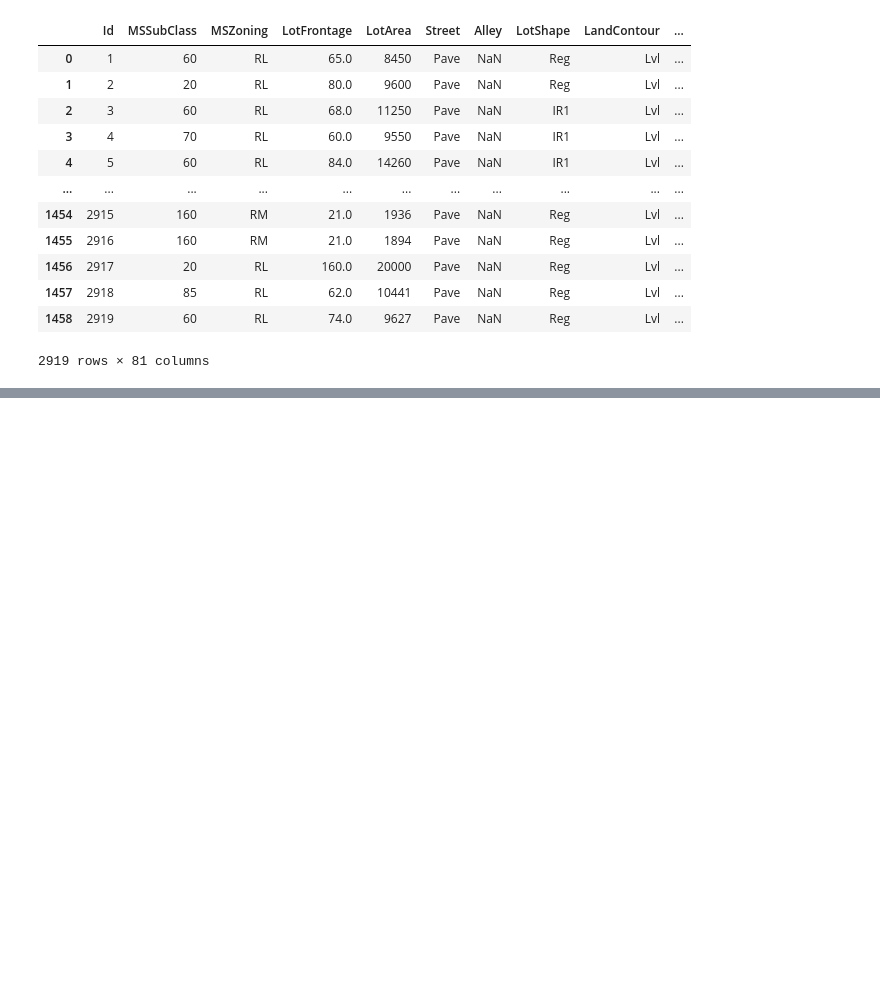
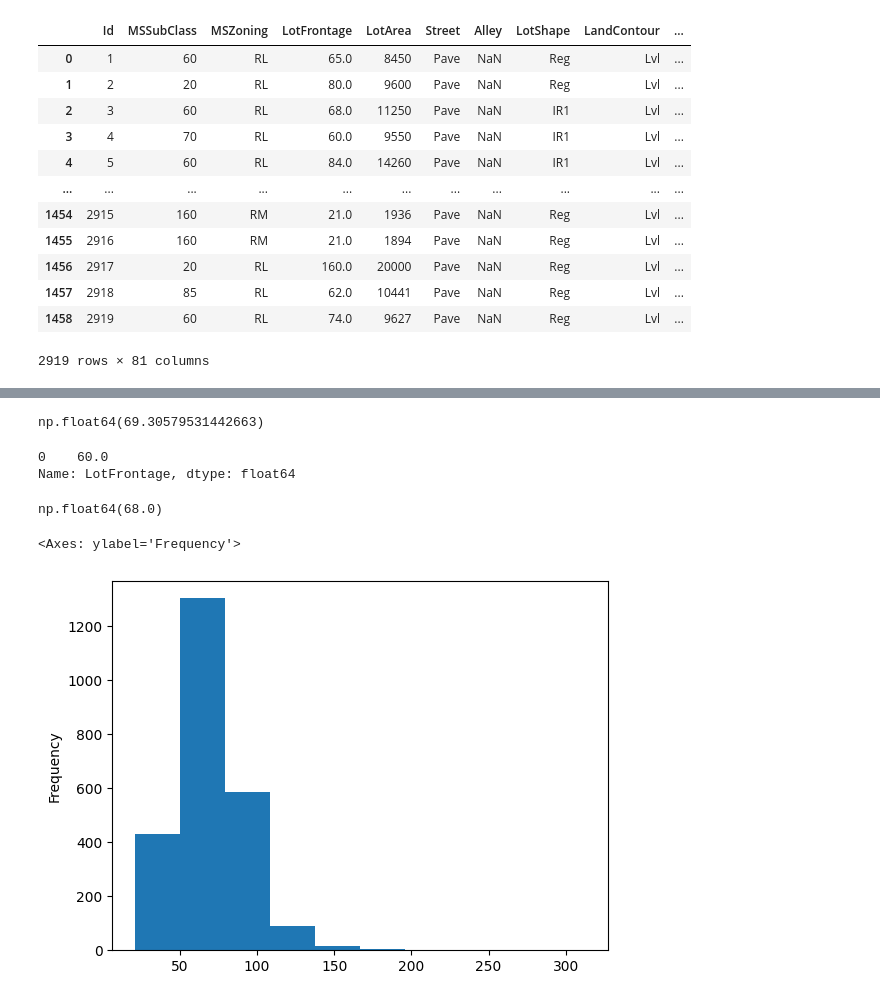
Before and after one commit to rahul-1419/House_price_prediction, a Jupyter notebook: NoteBook/Note.ipynb, the cells around one changed output, grey strips where cells are left out. Saved outputs shown, nothing was run; the diff lists cells and outputs as text; code cells hidden in the pictures; blank space fills up the shorter version.

```diff
--- a/NoteBook/Note.ipynb
+++ b/NoteBook/Note.ipynb
@@ -71,0 +145,2 @@ df = df.drop('Id',axis=1)
+# %%
+df.drop(columns=['PoolQC','MiscFeature','Alley', 'Fence','MasVnrType','FireplaceQu'], inplace=True)
@@ -71,0 +166,18 @@ df = df.drop('Id',axis=1)
+# %%
+df['LotFrontage'].mean()
+# %% [output]
+np.float64(69.30579531442663)
+# %%
+df['LotFrontage'].mode()
+# %% [output]
+0    60.0
+Name: LotFrontage, dtype: float64
+# %%
+df['LotFrontage'].median()
+# %% [output]
+np.float64(68.0)
+# %%
+df['LotFrontage'].plot(kind='hist')
+# %% [output]
+<Axes: ylabel='Frequency'>
+[figure, added]
```
Also changed, not shown: parts of 7 cells of this notebook.
